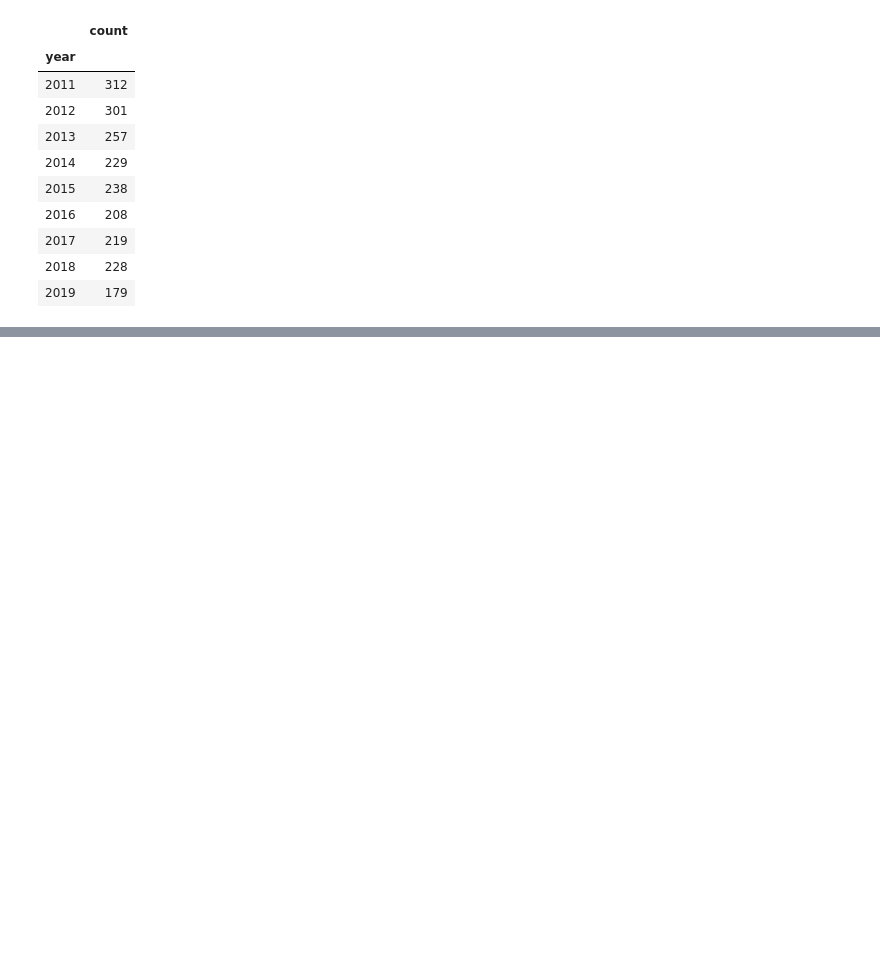
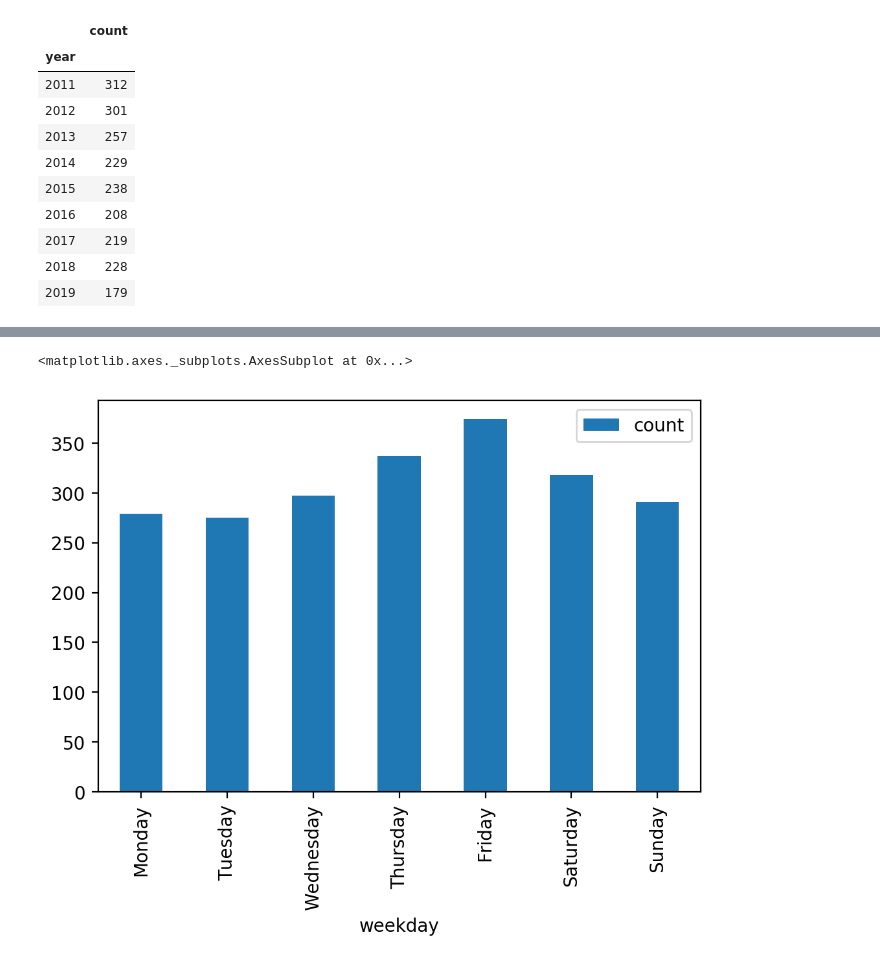
Before and after one commit to randombenj/hslu-dbs, a Jupyter notebook: project/data-mining.ipynb, the cells around one changed output, grey strips where cells are left out. Cells and saved outputs as stored; diff of their text form; code cells hidden in the pictures; blank space fills up the shorter version.

Commit message:
feat: add lethal/weekday stats

```diff
--- a/project/data-mining.ipynb
+++ b/project/data-mining.ipynb
@@ -238,0 +240,17 @@ lethal_accident_by_year.plot()
+# %%
+weekdays = ['Monday', 'Tuesday', 'Wednesday', 'Thursday', 'Friday', 'Saturday', 'Sunday']
+
+lethal_accident_by_weekday = pd.DataFrame(list(db.accidents.aggregate([
+    {"$match": {"severity.id": {"$eq": "as1"}}},
+    {"$group" : {"_id": "$timestamp.weekday", "count": {"$sum": 1}}},
+    {"$project": {
+      "_id": 0,
+      "weekday": "$_id",
+      "count": 1,
+    }},
+    {"$sort": {"weekday": 1}},
+])))
+lethal_accident_by_weekday.set_index("weekday", inplace=True)
+lethal_accident_by_weekday = lethal_accident_by_weekday.reindex(weekdays)
+
+lethal_accident_by_weekday
@@ -238,0 +267,5 @@ lethal_accident_by_year.plot()
+# %%
+lethal_accident_by_weekday.plot.bar()
+# %% [output]
+<matplotlib.axes._subplots.AxesSubplot at 0x...>
+[figure, added]
```
Also changed, not shown: parts of 5 cells of this notebook.
